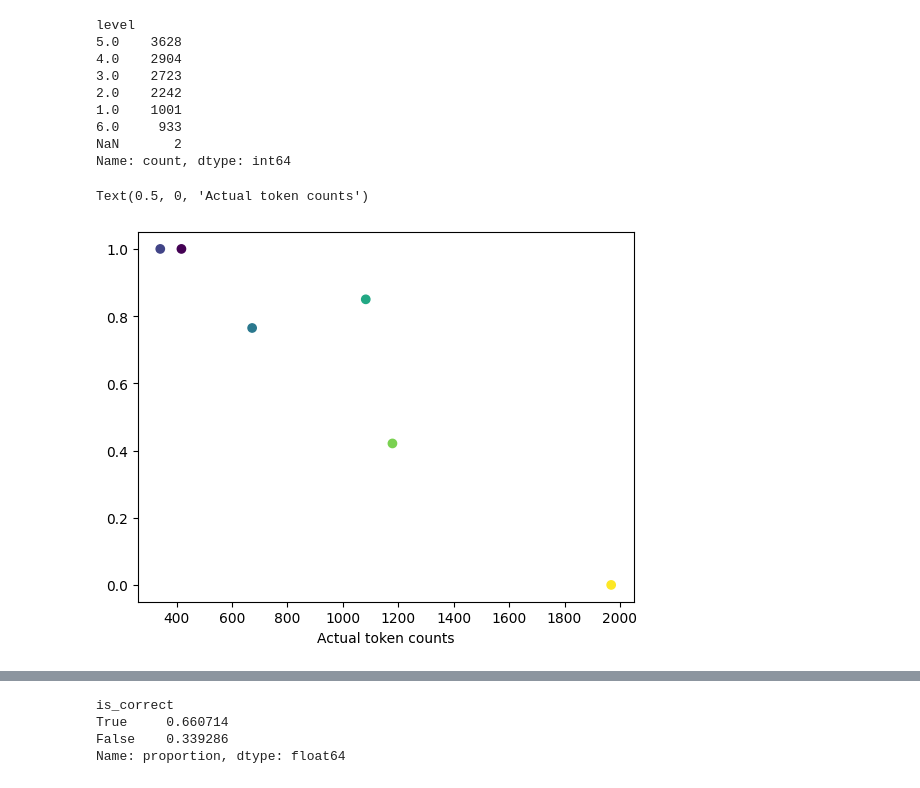
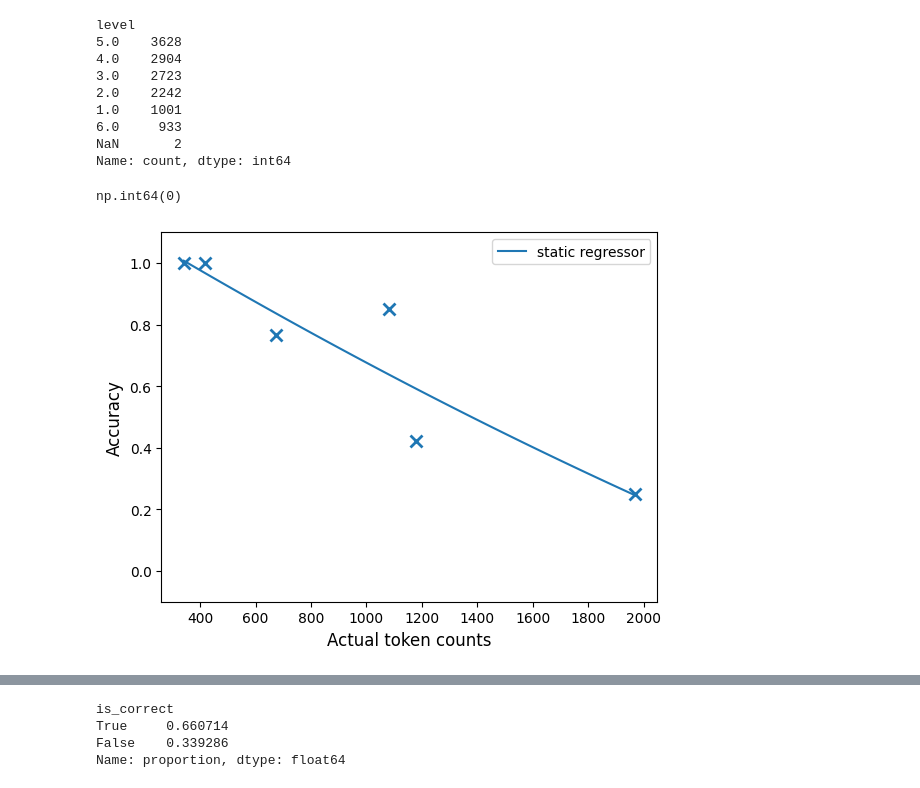
Before and after one commit to SebastianJitaru29/llm-think-too-much, a Jupyter notebook: regressor/explore.ipynb, the cells around one changed output, grey strips where cells are left out. Drawn from its saved outputs; the diff is of its cells as text; code cells hidden in the pictures.

Commit message:
Added the final plotting

```diff
--- a/regressor/explore.ipynb
+++ b/regressor/explore.ipynb
@@ -189,6 +189,10 @@ level
 6.0     933
 NaN       2
 Name: count, dtype: int64
+# %%
+q["solution"].isnull().sum()
+# %% [output]
+np.int64(0)
 # %%
 import pandas as pd
 
@@ -196,19 +200,43 @@ import pandas as pd
 df = pd.read_parquet("../static_temp.parquet")
 df = pd.merge(df, q[["question_id", "level", "solution"]], "left", "question_id", validate="1:1")
 # %%
+import numpy as np
+from matplotlib import pyplot as plt
+import matplotlib.patheffects as pe
 
-from matplotlib import pyplot as plt
-
-
+# Compute your means
 tc = df.groupby("level")["actual_tokens"].mean().sort_index()
 acc = df.groupby("level")["is_correct"].mean().sort_index()
-
 assert (tc.index == acc.index).all()
 
 fig, ax = plt.subplots()
+ax.set_ylim([-0.1, 1.1])
 
-ax.scatter(tc, acc, c=tc.index)
-ax.set_xlabel("Actual token counts")
+# Plot text markers (numbers as labels) with marker below
+for level, x, y in zip(tc.index, tc, acc):
+    # Plot marker below text
+    ax.plot(x, y, marker='x', color='tab:blue', markersize=8, markeredgewidth=2)
+
+    # Add text with black outline
+    # ax.text(
+    #     x, y, str(int(level)),
+    #     color='tab:blue', fontsize=12, fontweight='bold',
+    #     ha='center', va='center',
+    #     path_effects=[pe.withStroke(linewidth=5, foreground="black")]
+    # )
+
+coeffs = np.polyfit(tc.astype(float).to_numpy(), acc.astype(float).to_numpy(), deg=2)
+poly = np.poly1d(coeffs)
+
+x_fit = np.linspace(tc.min(), tc.max(), 100)
+y_fit = poly(x_fit)
+ax.plot(x_fit, y_fit, color='tab:blue', label="static regressor")
+
+ax.set_xlabel("Actual token counts", fontsize=12)
+ax.set_ylabel("Accuracy", fontsize=12)
+
+ax.legend()
+
+plt.show()
 # %% [output]
-Text(0.5, 0, 'Actual token counts')
-[figure, old version]
+[figure, new version]
```
Also changed, not shown: parts of 4 cells of this notebook, 3 other files.
